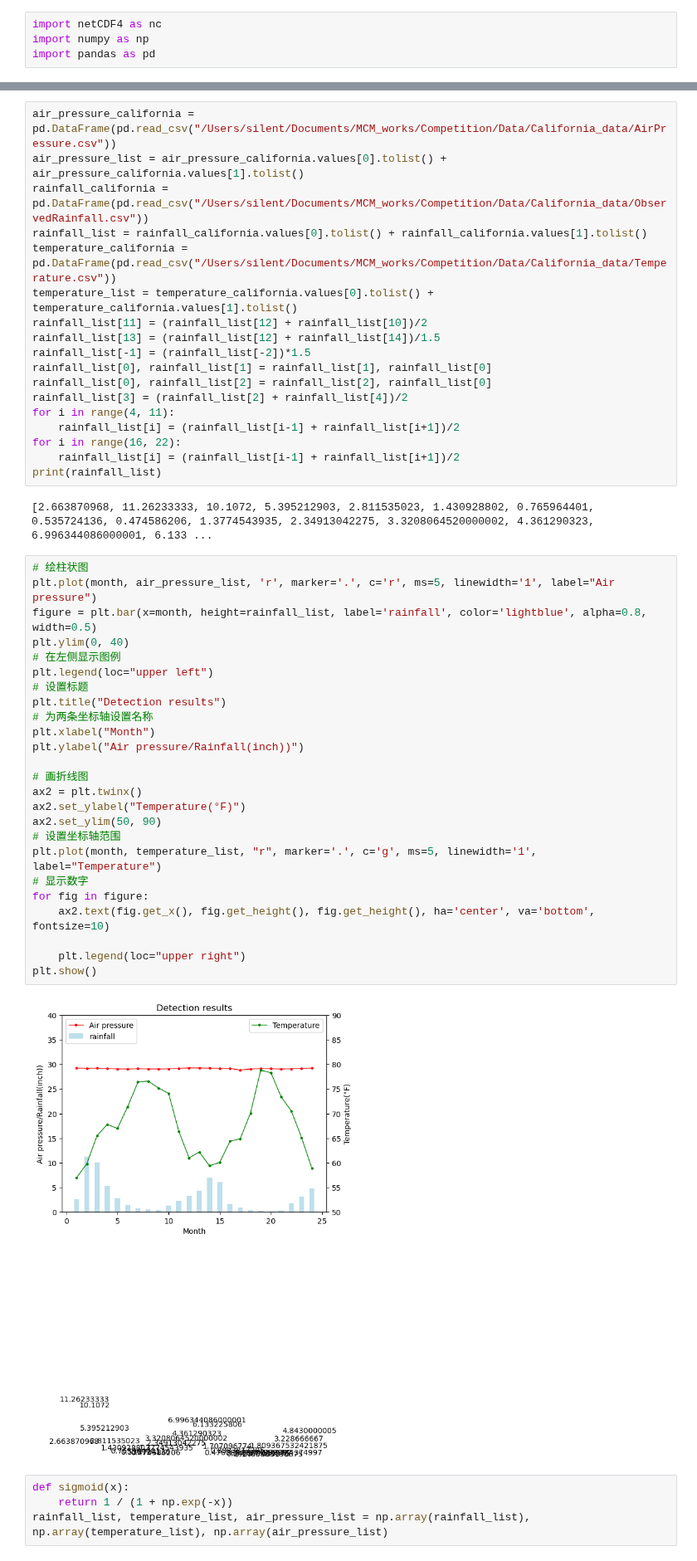
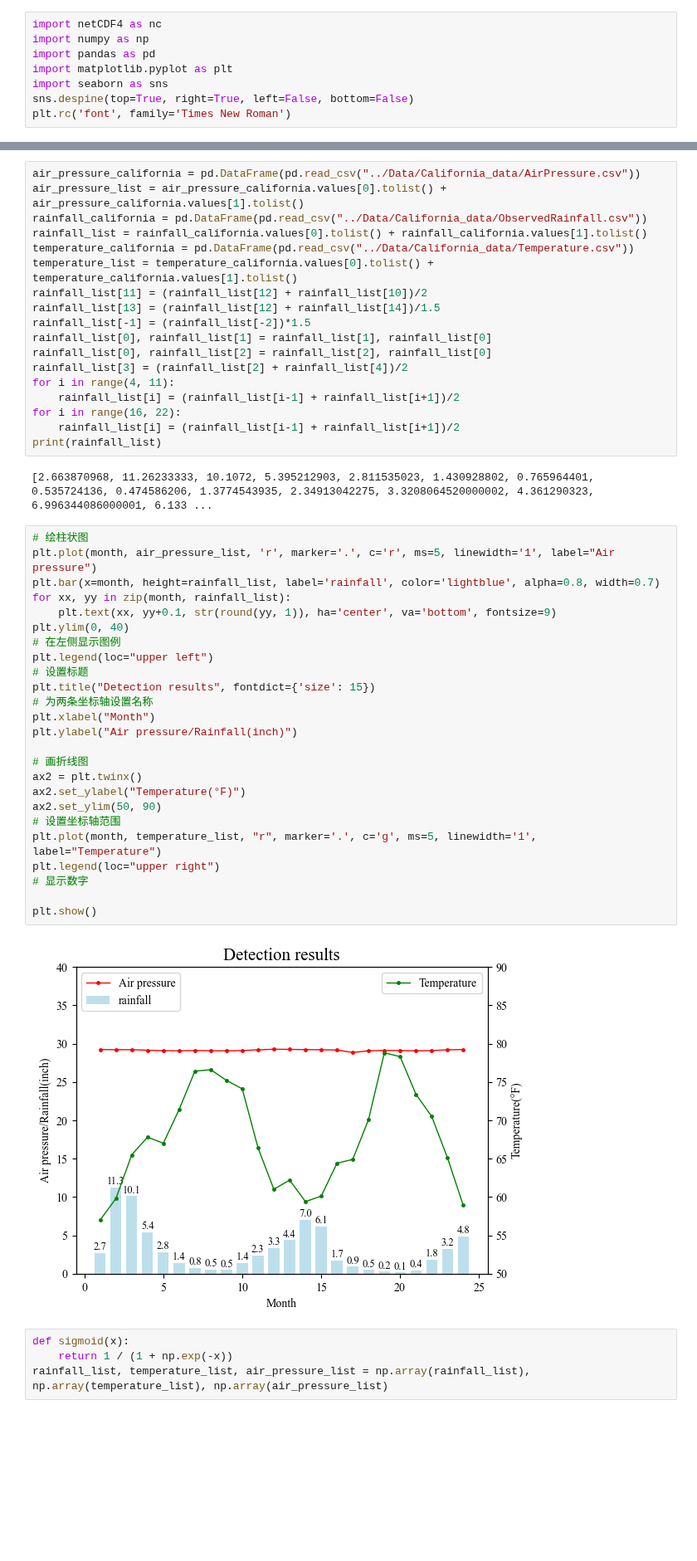
Before and after one commit to SILENT-GUO/MCM_works, a Jupyter notebook: Competition/Tasks/DataProcessing.ipynb, the cells around one changed output, grey strips where cells are left out. Shown at 83% size. Saved outputs shown, nothing was run; the diff lists cells and outputs as text; blank space fills up the shorter version.

```diff
--- a/Competition/Tasks/DataProcessing.ipynb
+++ b/Competition/Tasks/DataProcessing.ipynb
@@ -2,3 +2,7 @@
 import netCDF4 as nc
 import numpy as np
 import pandas as pd
+import matplotlib.pyplot as plt
+import seaborn as sns
+sns.despine(top=True, right=True, left=False, bottom=False)
+plt.rc('font', family='Times New Roman')
@@ -76,9 +81,9 @@ plt.plot(month, soil_moisture, 'r')
 # %%
-air_pressure_california = pd.DataFrame(pd.read_csv("/Users/silent/Documents/MCM_works/Competition/Data/California_data/AirPressure.csv"))
+air_pressure_california = pd.DataFrame(pd.read_csv("../Data/California_data/AirPressure.csv"))
 air_pressure_list = air_pressure_california.values[0].tolist() + air_pressure_california.values[1].tolist()
-rainfall_california = pd.DataFrame(pd.read_csv("/Users/silent/Documents/MCM_works/Competition/Data/California_data/ObservedRainfall.csv"))
+rainfall_california = pd.DataFrame(pd.read_csv("../Data/California_data/ObservedRainfall.csv"))
 rainfall_list = rainfall_california.values[0].tolist() + rainfall_california.values[1].tolist()
-temperature_california = pd.DataFrame(pd.read_csv("/Users/silent/Documents/MCM_works/Competition/Data/California_data/Temperature.csv"))
+temperature_california = pd.DataFrame(pd.read_csv("../Data/California_data/Temperature.csv"))
 temperature_list = temperature_california.values[0].tolist() + temperature_california.values[1].tolist()
 rainfall_list[11] = (rainfall_list[12] + rainfall_list[10])/2
 rainfall_list[13] = (rainfall_list[12] + rainfall_list[14])/1.5
@@ -96,30 +101,30 @@ print(rainfall_list)
 # %%
 # 绘柱状图
 plt.plot(month, air_pressure_list, 'r', marker='.', c='r', ms=5, linewidth='1', label="Air pressure")
-figure = plt.bar(x=month, height=rainfall_list, label='rainfall', color='lightblue', alpha=0.8, width=0.5)
+plt.bar(x=month, height=rainfall_list, label='rainfall', color='lightblue', alpha=0.8, width=0.7)
+for xx, yy in zip(month, rainfall_list):
+    plt.text(xx, yy+0.1, str(round(yy, 1)), ha='center', va='bottom', fontsize=9)
 plt.ylim(0, 40)
 # 在左侧显示图例
 plt.legend(loc="upper left")
 # 设置标题
-plt.title("Detection results")
+plt.title("Detection results", fontdict={'size': 15})
 # 为两条坐标轴设置名称
 plt.xlabel("Month")
-plt.ylabel("Air pressure/Rainfall(inch))")
+plt.ylabel("Air pressure/Rainfall(inch)")
 
 # 画折线图
 ax2 = plt.twinx()
 ax2.set_ylabel("Temperature(°F)")
 ax2.set_ylim(50, 90)
 # 设置坐标轴范围
 plt.plot(month, temperature_list, "r", marker='.', c='g', ms=5, linewidth='1', label="Temperature")
+plt.legend(loc="upper right")
 # 显示数字
-for fig in figure:
-    ax2.text(fig.get_x(), fig.get_height(), fig.get_height(), ha='center', va='bottom', fontsize=10)
 
-    plt.legend(loc="upper right")
 plt.show()
 # %% [output]
-[figure, old version]
+[figure, new version]
 # %%
 def sigmoid(x):
     return 1 / (1 + np.exp(-x))
```
Also changed, not shown: parts of 8 cells of this notebook, 3 other files.
